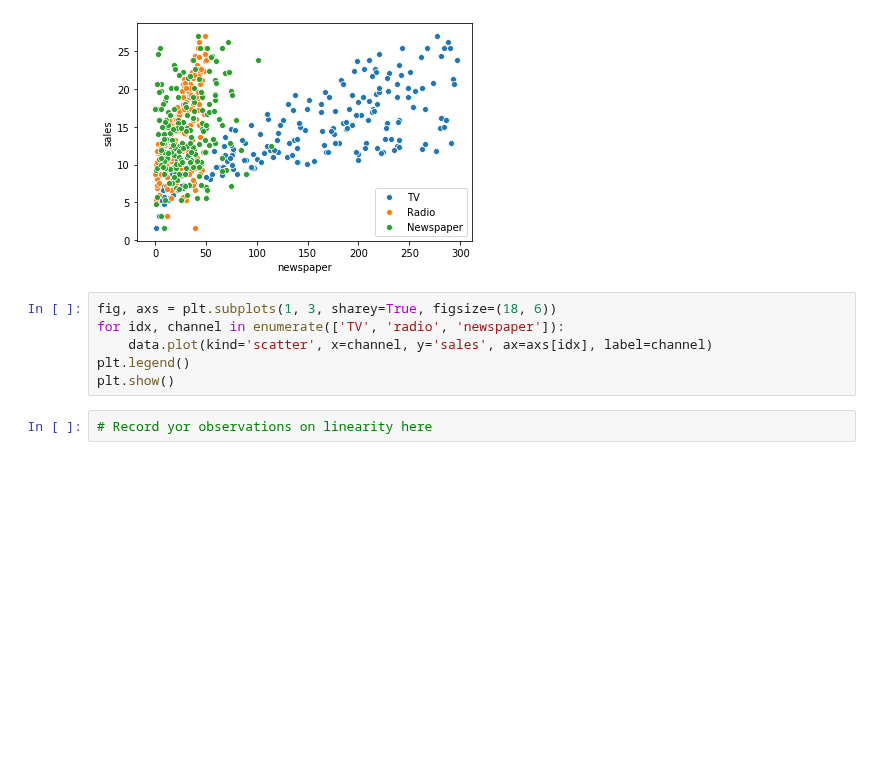
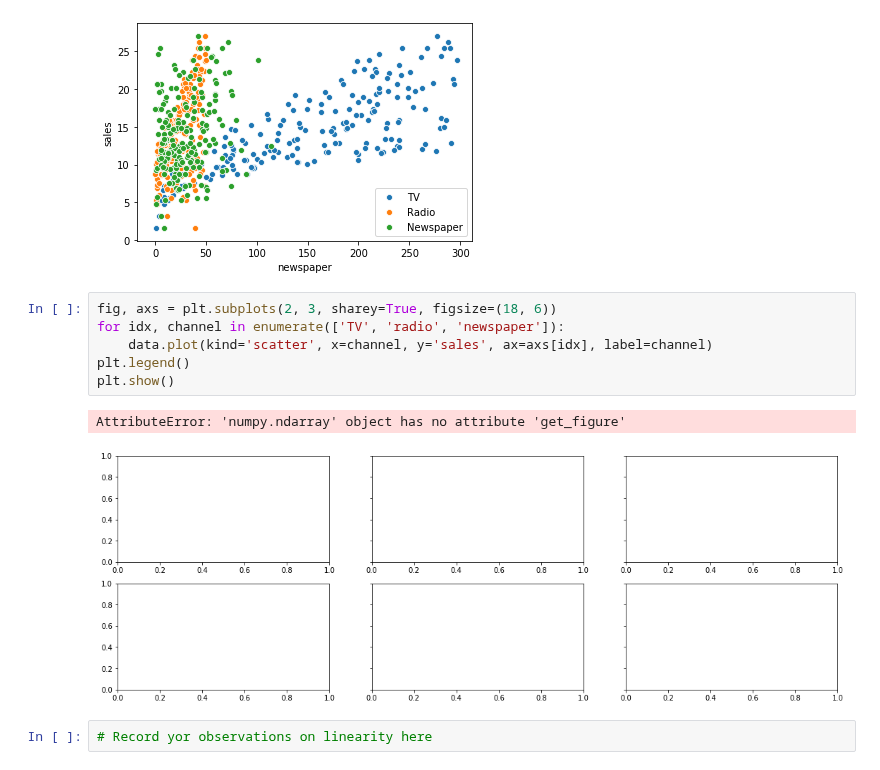
Before and after one commit to daveajstearns/dsc-ols-statsmodels-lab-nyc-ds-021720, a Jupyter notebook: index.ipynb, the cells around one changed output. Saved outputs shown, nothing was run; the diff lists cells and outputs as text; blank space fills up the shorter version.

```diff
--- a/index.ipynb
+++ b/index.ipynb
@@ -86,11 +86,14 @@ plt.legend(['TV', 'Radio', 'Newspaper'])
 <matplotlib.legend.Legend at 0x...>
 [figure]
 # %%
-fig, axs = plt.subplots(1, 3, sharey=True, figsize=(18, 6))
+fig, axs = plt.subplots(2, 3, sharey=True, figsize=(18, 6))
 for idx, channel in enumerate(['TV', 'radio', 'newspaper']):
     data.plot(kind='scatter', x=channel, y='sales', ax=axs[idx], label=channel)
 plt.legend()
 plt.show()
+# %% [output]
+AttributeError: 'numpy.ndarray' object has no attribute 'get_figure'
+[figure, added]
 # %%
 # Record yor observations on linearity here
 # %% [markdown]
```
